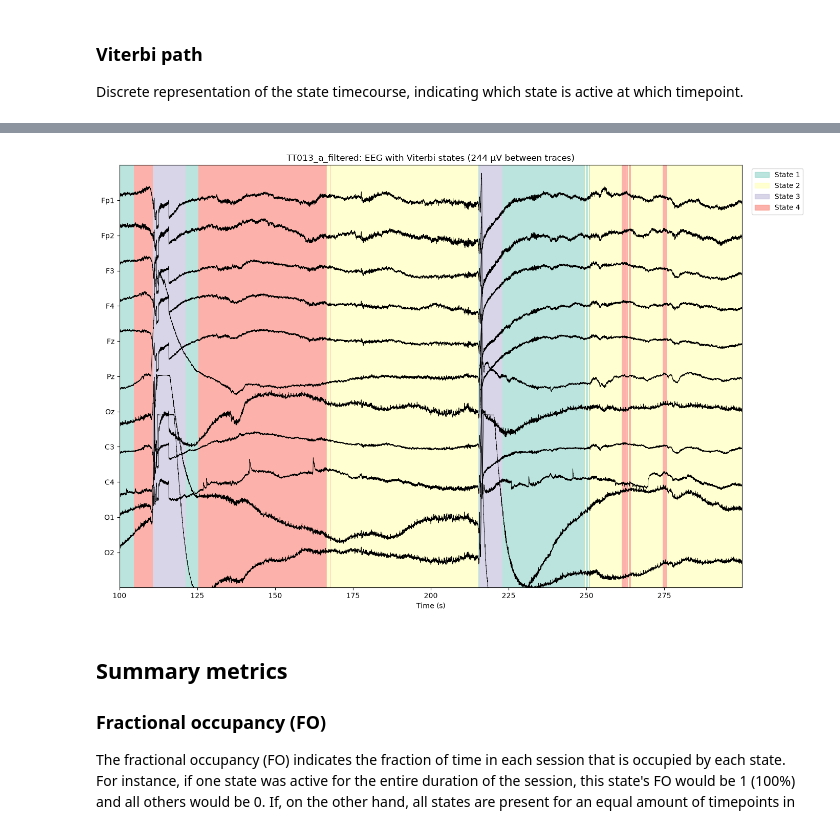
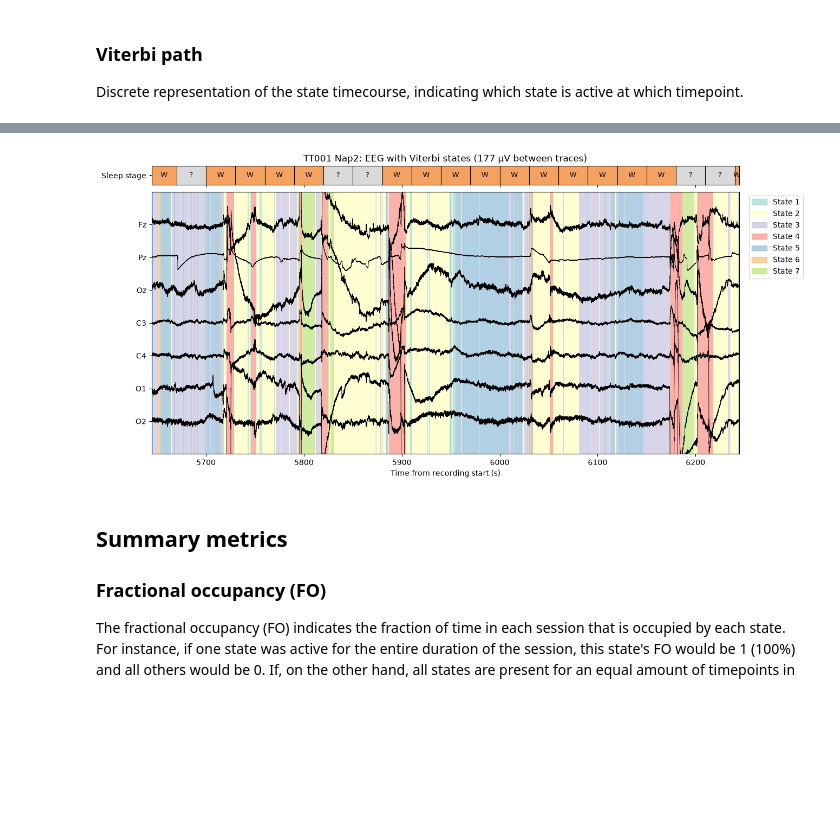
Before and after one commit to EvaFrossard/Penguin_Detection, a Jupyter notebook: GLHMM/ghmm_full_EEG.ipynb, the cells around one changed output, grey strips where cells are left out. Drawn from its saved outputs; the diff is of its cells as text; code cells hidden in the pictures; blank space fills up the shorter version.

Commit message:
Added overlay of states and sleep scoring + saved first model

```diff
--- a/GLHMM/ghmm_full_EEG.ipynb
+++ b/GLHMM/ghmm_full_EEG.ipynb
@@ -17,7 +17,7 @@ from pathlib import Path
 from IPython.display import clear_output
 # %%
 # The following parameters can be adjusting according to the accuracy-speed trade-off
-N_STATES = 4
+N_STATES = 7
 NAP_DURATION_MIN = 20 # Keep the first N minutes of each subject's Nap2 (start taken from the task events)
 COVTYPE = 'diag' # 'full' or 'diag'
 PREPROC = True # Whether to apply preprocessing (filtering, downsampling, etc.) to the data
@@ -337,9 +347,9 @@ For automatic theme detection, "darkdetect" has to be installed! You can install
 # EEG traces of one session with the Viterbi states as background overlay and the sleep scoring on top
 from matplotlib.colors import ListedColormap
 
-SUBJECT = 'TT009'
+SUBJECT = 'TT001'
 PLOT_CHANNELS = ['Fz', 'Cz', 'Pz', 'Oz', 'C3', 'C4', 'O1', 'O2']  # missing ones are skipped
-START_S, DUR_S = 0, 30  # window to plot, in seconds from the Nap2 start
+START_S, DUR_S = 600, 600  # window to plot, in seconds from the Nap2 start
 STAGE_COLORS = {'W': '#f4a261', '1': '#8ecae6', '2': '#219ebc'}
 
 s = sessions_meta.index[sessions_meta.subject == SUBJECT][0]
@@ -356,34 +366,34 @@ fig, (ax_hyp, ax) = plt.subplots(2, 1, sharex=True, figsize=(14, 0.7 * len(chans
                                  gridspec_kw={'height_ratios': [1, 2 * len(chans)], 'hspace': 0.05})
 
 # Sleep scoring: one bar per 30-s epoch, grey where the epoch has no scored event
 stages = sleep_stages.get(SUBJECT, {})
 for ep in range(int(t[0] // EPOCH_S), int(t[-1] // EPOCH_S) + 1):
     stage = stages.get(ep)
     x0, x1 = max(ep * EPOCH_S, t[0]), min((ep + 1) * EPOCH_S, t[-1])
     ax_hyp.axvspan(x0, x1, color=STAGE_COLORS.get(stage, '0.85'))
     ax_hyp.text((x0 + x1) / 2, 0.5, {'1': 'N1', '2': 'N2'}.get(stage, stage or '?'),
                 ha='center', va='center', fontsize=9, clip_on=True)
     ax_hyp.axvline(ep * EPOCH_S, color='k', lw=0.8)
 ax_hyp.set_yticks([0.5], ['Sleep stage'])
 ax_hyp.set_ylim(0, 1)
 ax_hyp.set_title(f'{SUBJECT} Nap2: EEG with Viterbi states ({spacing:.0f} µV between traces)')
 
 ax.imshow(states[None, :], aspect='auto', interpolation='nearest', alpha=0.6,
           cmap=ListedColormap(colors), vmin=-0.5, vmax=K - 0.5,
           extent=[t[0], t[-1], -spacing, spacing * len(chans)])
 for i, c in enumerate(chans):
     offset = spacing * (len(chans) - 1 - i)
     x = eeg[:, ch_names.index(c)]
     ax.plot(t, x - x.mean() + offset, color='k', lw=0.6)
 ax.set_yticks([spacing * (len(chans) - 1 - i) for i in range(len(chans))], chans)
 ax.set_ylim(-spacing, spacing * len(chans))
 ax.set_xlim(t[0], t[-1])
 ax.set_xlabel('Time from recording start (s)')
 ax.legend(handles=[plt.Rectangle((0, 0), 1, 1, color=c, alpha=0.6) for c in colors],
           labels=[f'State {k + 1}' for k in range(K)], bbox_to_anchor=(1.01, 1), loc='upper left')
 plt.show()
 # %% [output]
-[figure, old version]
+[figure, new version]
 # %% [markdown]
 ## Summary metrics
 ### Fractional occupancy (FO)
```
Also changed, not shown: parts of 13 cells of this notebook, 4 other files.
